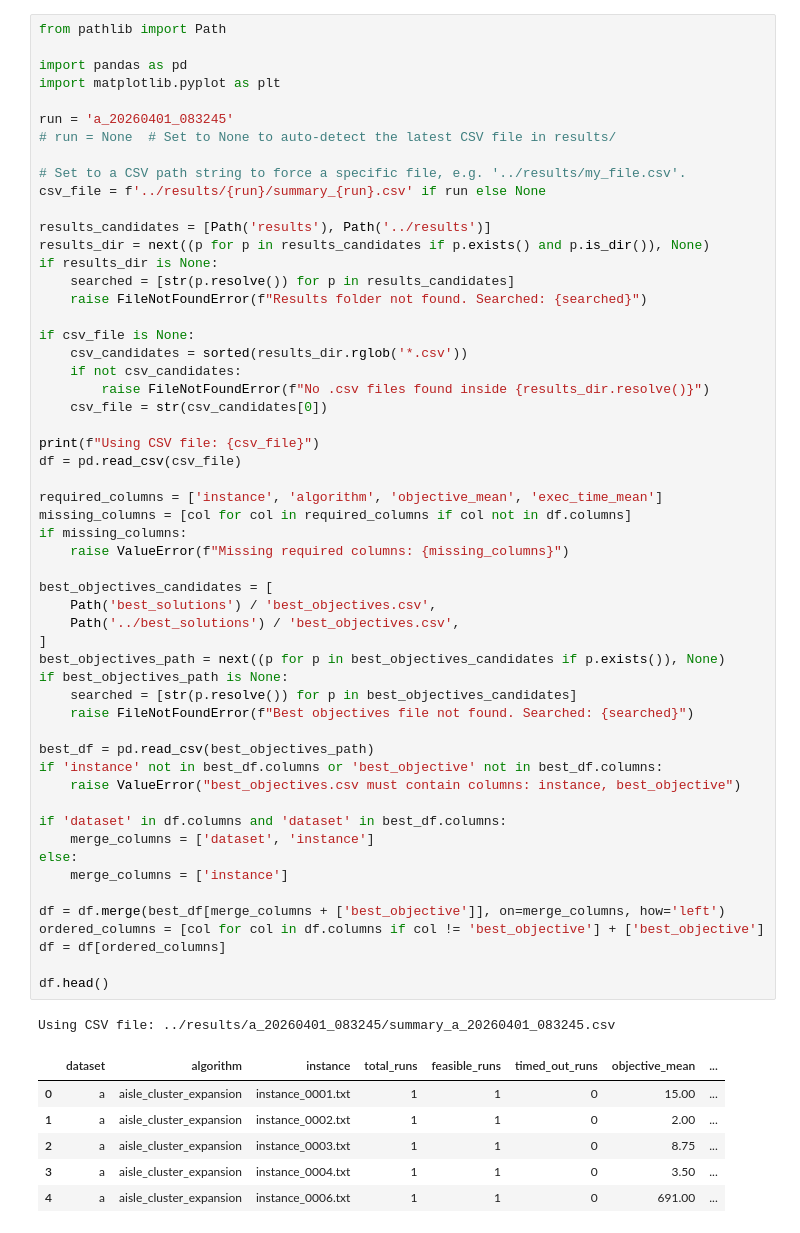
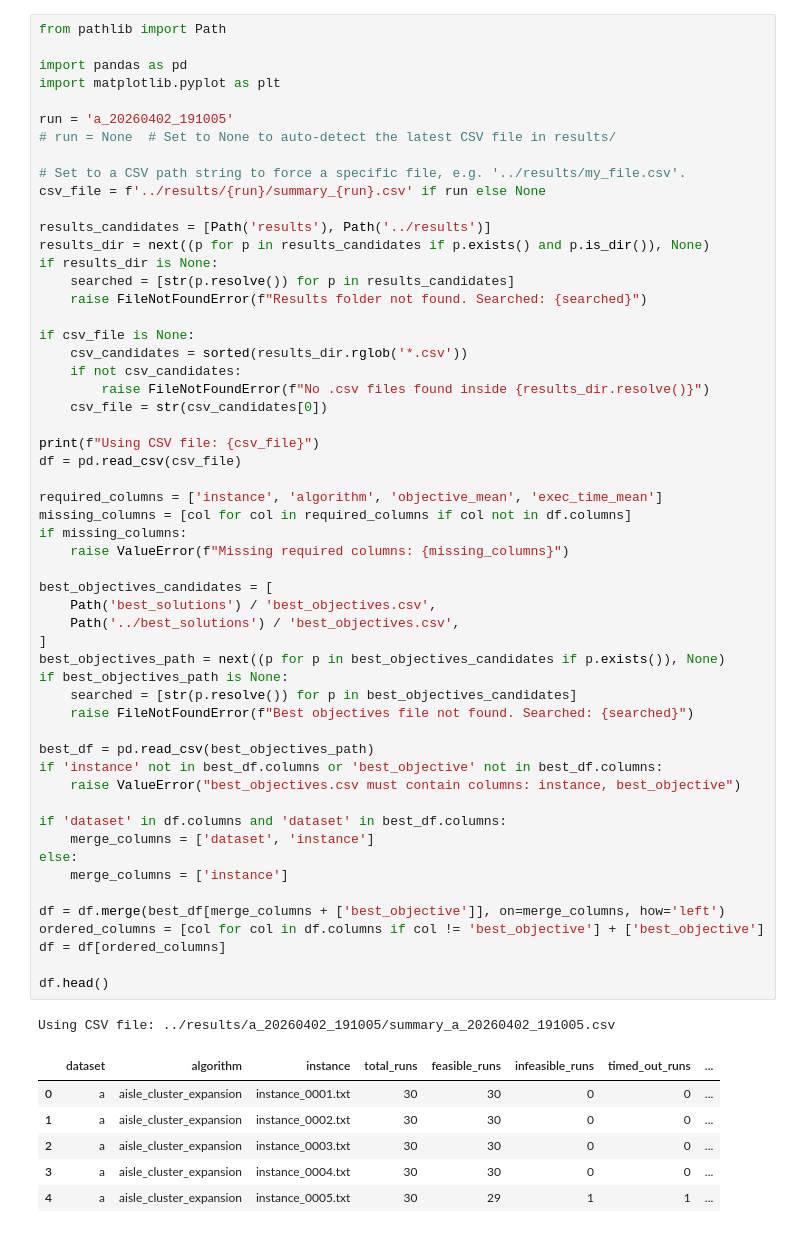
Before and after one commit to tinicius/challenge-sbpo-2025, a Jupyter notebook: notebooks/study.ipynb, the cells around one changed output. Cells and saved outputs as stored; diff of their text form.

```diff
--- a/notebooks/study.ipynb
+++ b/notebooks/study.ipynb
@@ -4,7 +4,7 @@ from pathlib import Path
 import pandas as pd
 import matplotlib.pyplot as plt
 
-run = 'a_20260401_083245'
+run = 'a_20260402_191005'
 # run = None  # Set to None to auto-detect the latest CSV file in results/
 
 # Set to a CSV path string to force a specific file, e.g. '../results/my_file.csv'.
@@ -27,37 +27,37 @@ df = pd.read_csv(csv_file)
 
 required_columns = ['instance', 'algorithm', 'objective_mean', 'exec_time_mean']
 missing_columns = [col for col in required_columns if col not in df.columns]
 if missing_columns:
     raise ValueError(f"Missing required columns: {missing_columns}")
 
 best_objectives_candidates = [
     Path('best_solutions') / 'best_objectives.csv',
     Path('../best_solutions') / 'best_objectives.csv',
 ]
 best_objectives_path = next((p for p in best_objectives_candidates if p.exists()), None)
 if best_objectives_path is None:
     searched = [str(p.resolve()) for p in best_objectives_candidates]
     raise FileNotFoundError(f"Best objectives file not found. Searched: {searched}")
 
 best_df = pd.read_csv(best_objectives_path)
 if 'instance' not in best_df.columns or 'best_objective' not in best_df.columns:
     raise ValueError("best_objectives.csv must contain columns: instance, best_objective")
 
 if 'dataset' in df.columns and 'dataset' in best_df.columns:
     merge_columns = ['dataset', 'instance']
 else:
     merge_columns = ['instance']
 
 df = df.merge(best_df[merge_columns + ['best_objective']], on=merge_columns, how='left')
 ordered_columns = [col for col in df.columns if col != 'best_objective'] + ['best_objective']
 df = df[ordered_columns]
 
 df.head()
 # %% [output]
-Using CSV file: ../results/a_20260401_083245/summary_a_20260401_083245.csv
+Using CSV file: ../results/a_20260402_191005/summary_a_20260402_191005.csv
-|  | dataset | algorithm | instance | total_runs | feasible_runs | timed_out_runs | objective_mean | ... |
-| 0 | a | aisle_cluster_expansion | instance_0001.txt | 1 | 1 | 0 | 15.00 | ... |
-| 1 | a | aisle_cluster_expansion | instance_0002.txt | 1 | 1 | 0 | 2.00 | ... |
-| 2 | a | aisle_cluster_expansion | instance_0003.txt | 1 | 1 | 0 | 8.75 | ... |
-| 3 | a | aisle_cluster_expansion | instance_0004.txt | 1 | 1 | 0 | 3.50 | ... |
-| 4 | a | aisle_cluster_expansion | instance_0006.txt | 1 | 1 | 0 | 691.00 | ... |
+|  | dataset | algorithm | instance | total_runs | feasible_runs | infeasible_runs | timed_out_runs | ... |
+| 0 | a | aisle_cluster_expansion | instance_0001.txt | 30 | 30 | 0 | 0 | ... |
+| 1 | a | aisle_cluster_expansion | instance_0002.txt | 30 | 30 | 0 | 0 | ... |
+| 2 | a | aisle_cluster_expansion | instance_0003.txt | 30 | 30 | 0 | 0 | ... |
+| 3 | a | aisle_cluster_expansion | instance_0004.txt | 30 | 30 | 0 | 0 | ... |
+| 4 | a | aisle_cluster_expansion | instance_0005.txt | 30 | 29 | 1 | 1 | ... |
```
Also changed, not shown: parts of 7 cells of this notebook, 14 other files.
